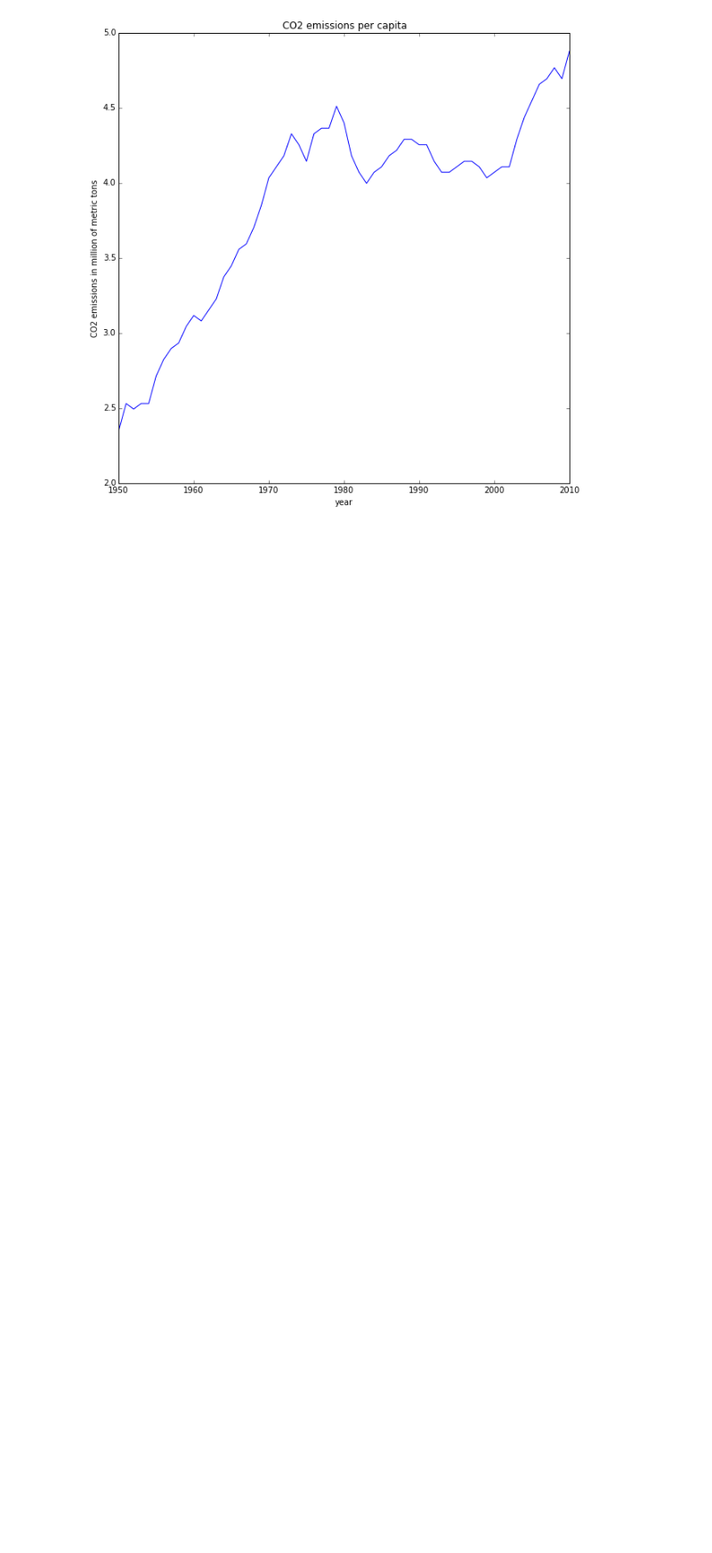
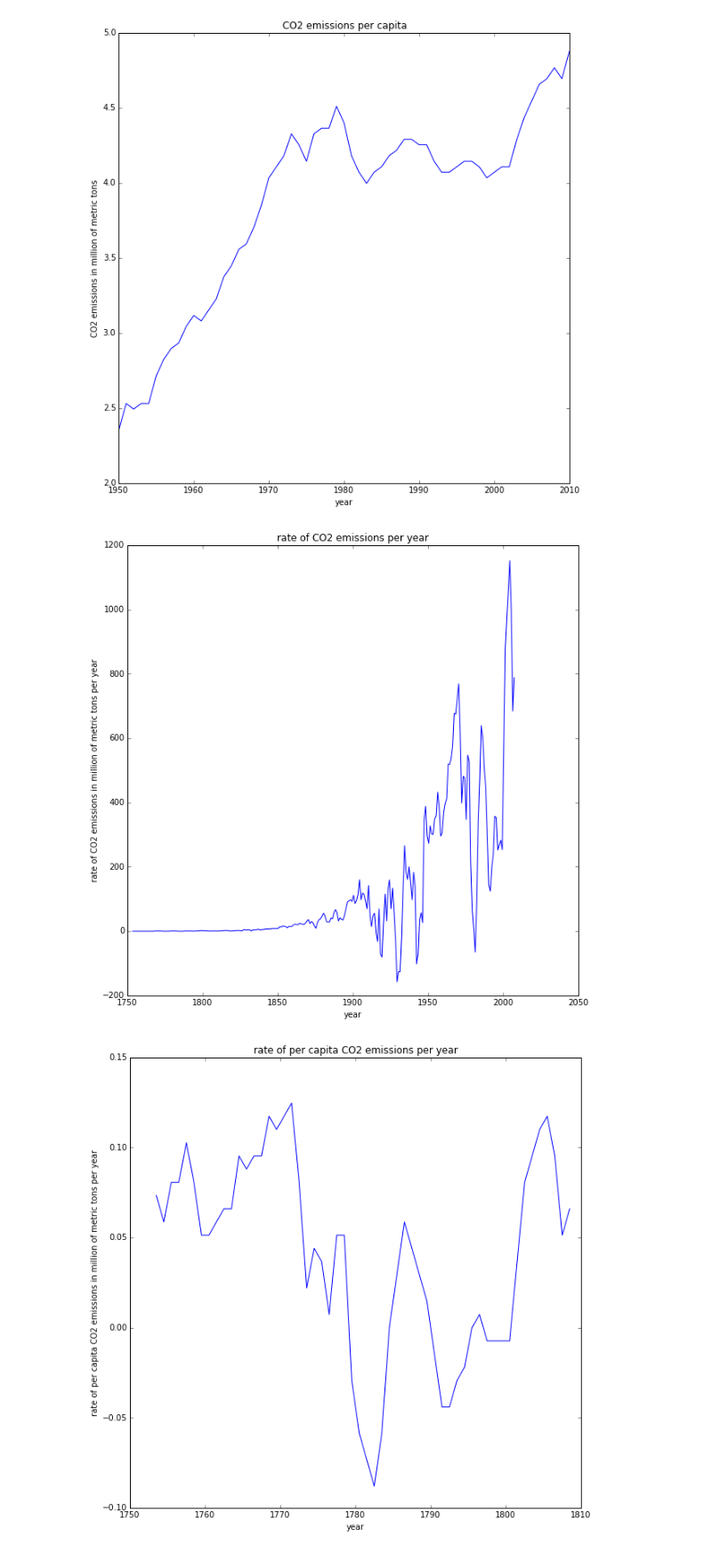
Before and after one commit to agoering/climate-vis, a Jupyter notebook: code/CO2combinedData.ipynb, the cells around one changed output. Shown: that part at 89% size. Drawn from its saved outputs; the diff is of its cells as text; code cells hidden in the pictures; blank space fills up the shorter version.

```diff
--- a/code/CO2combinedData.ipynb
+++ b/code/CO2combinedData.ipynb
@@ -22,0 +31,5 @@ fig = plt.figure(figsize=(10, 10))plt.xlabel('year')plt.ylabel('CO2 emissions in
+# %%
+fig = plt.figure(figsize=(10, 10))plt.xlabel('year')plt.ylabel('rate of CO2 emissions in million of metric tons per year')plt.title('rate of CO2 emissions per year')plt.plot(midInt, totalDeriv)plt.savefig("rate-of-CO2-emissions-total.png")fig = plt.figure(figsize=(10, 10))plt.xlabel('year')plt.ylabel('rate of per capita CO2 emissions in million of metric tons per year')plt.title('rate of per capita CO2 emissions per year')plt.plot(midIntPerCapita, perCapitaDeriv)plt.savefig("rate-of-CO2-emissions-per-capita.png")
+# %% [output]
+[figure, added]
+[figure, added]
```
Also changed, not shown: parts of 4 cells of this notebook.
